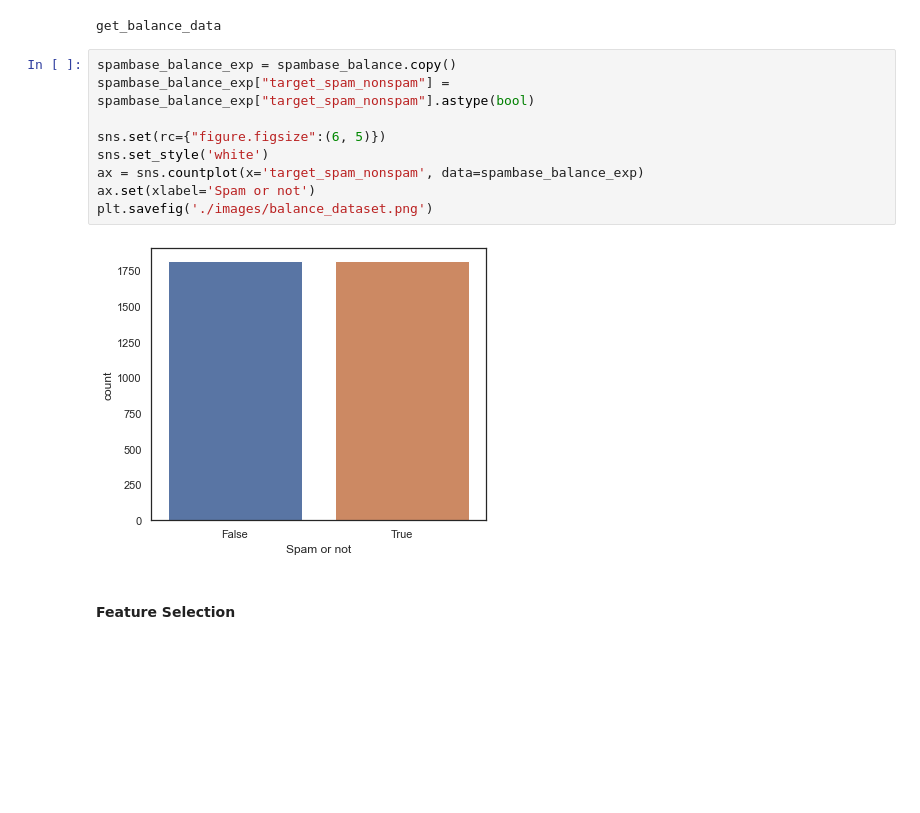
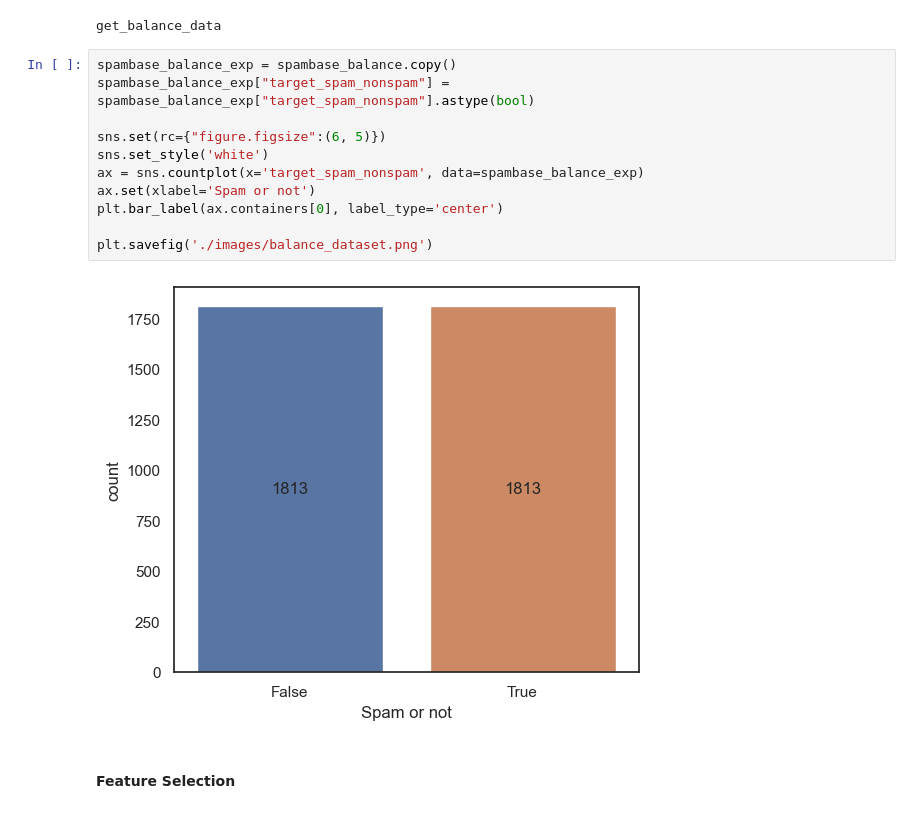
Before and after one commit to quickheaven/scs-3251-statistics-for-data-science, a Jupyter notebook: project_spambase_nb.ipynb, the cells around one changed output. Drawn from its saved outputs; the diff is of its cells as text; blank space fills up the shorter version.

```diff
--- a/project_spambase_nb.ipynb
+++ b/project_spambase_nb.ipynb
@@ -179,14 +178,16 @@ get_balance_data
 # %%
 spambase_balance_exp = spambase_balance.copy()
 spambase_balance_exp["target_spam_nonspam"] = spambase_balance_exp["target_spam_nonspam"].astype(bool)
 
 sns.set(rc={"figure.figsize":(6, 5)})
 sns.set_style('white')
 ax = sns.countplot(x='target_spam_nonspam', data=spambase_balance_exp)
 ax.set(xlabel='Spam or not')
+plt.bar_label(ax.containers[0], label_type='center')
+
 plt.savefig('./images/balance_dataset.png')
 # %% [output]
-[figure, old version]
+[figure, new version]
 # %% [markdown]
 #### Feature Selection
 # %%
```
Also changed, not shown: parts of 17 cells of this notebook, 15 other files.
